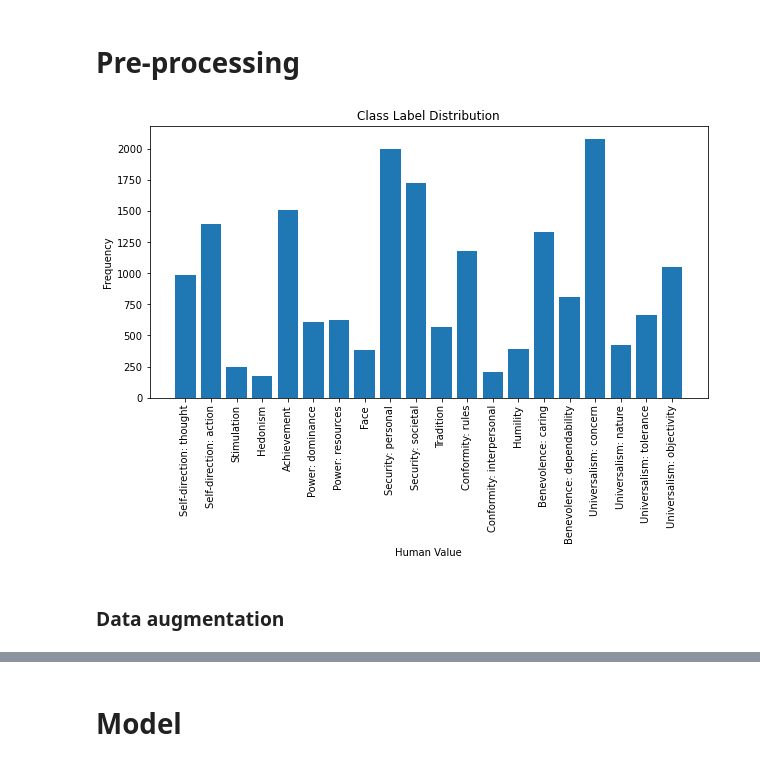
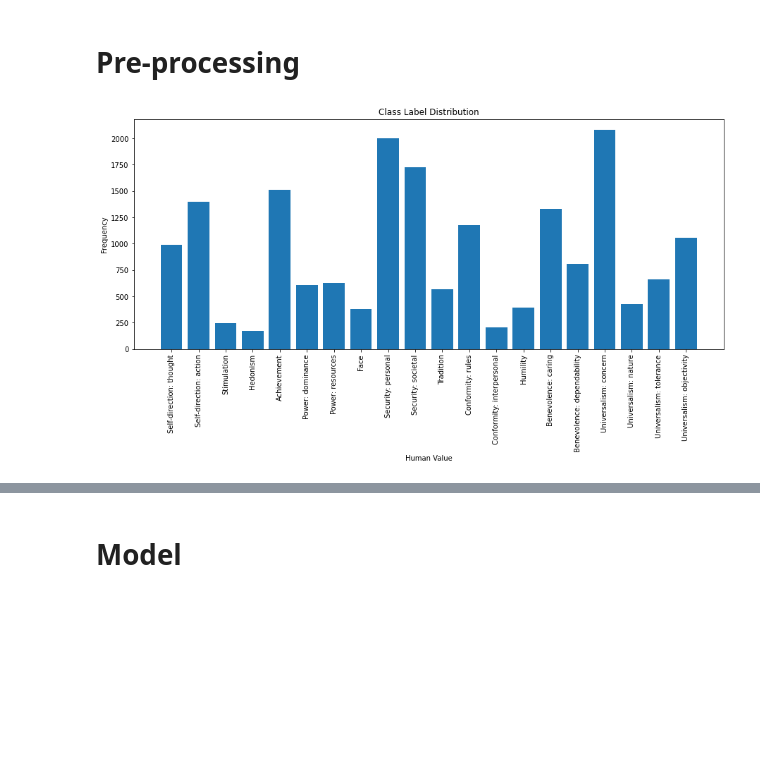
Before and after one commit to Lisa-dk/LTP, a Jupyter notebook: notebook.ipynb, the cells around one changed output, grey strips where cells are left out. Saved outputs shown, nothing was run; the diff lists cells and outputs as text; code cells hidden in the pictures; blank space fills up the shorter version.

```diff
--- a/notebook.ipynb
+++ b/notebook.ipynb
@@ -46,16 +89,11 @@ Set:Validation - Size:1896
 # Pre-processing
 # %%
 data_counts = data["training"]['Labels'].sum(axis=0)
-fig = plt.figure(figsize = (10, 5))
-
 plt.bar(classes, data_counts)
-
 plt.xlabel("Human Value")
 plt.xticks(rotation='vertical')
 plt.ylabel("Frequency")
 plt.title("Class Label Distribution")
 plt.show()
 # %% [output]
-[figure, old version]
+[figure, new version]
-# %% [markdown]
-### Data augmentation
```
Also changed, not shown: parts of 13 cells of this notebook, 1 other file.
